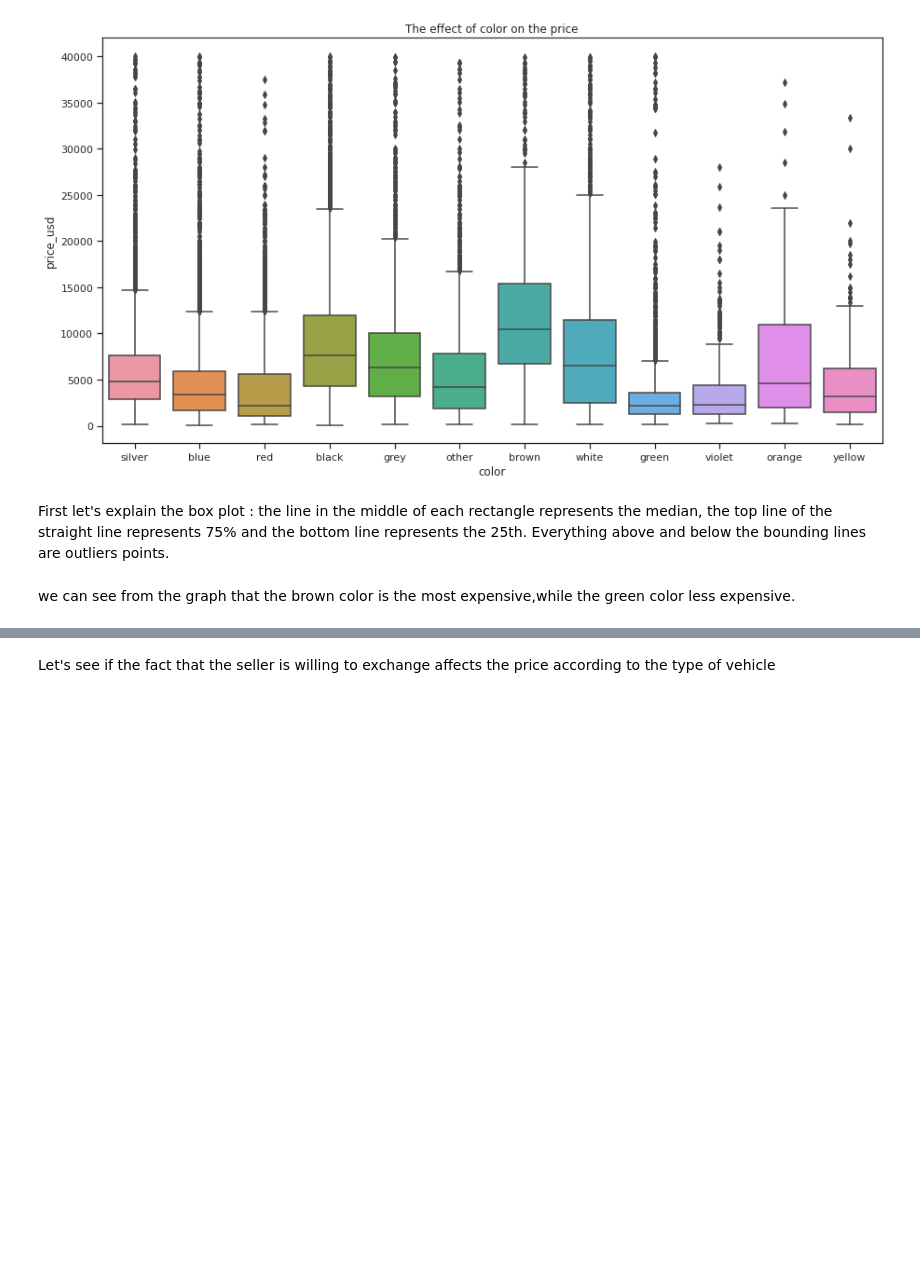
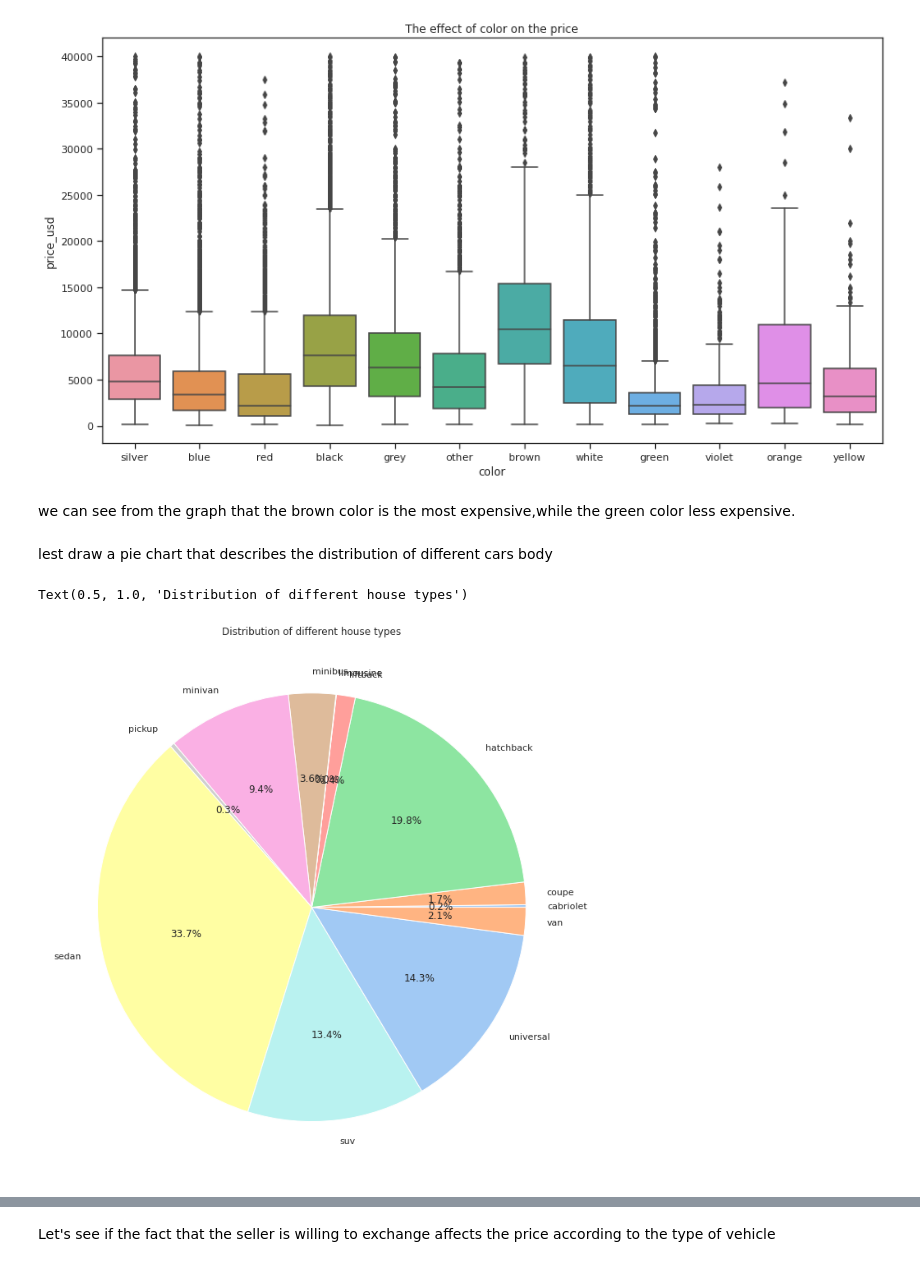
Before and after one commit to GavrielM55555/Data-science-project, a Jupyter notebook: Used_car_price_prediction2.ipynb, the cells around one changed output, grey strips where cells are left out. Drawn from its saved outputs; the diff is of its cells as text; code cells hidden in the pictures; blank space fills up the shorter version.

```diff
--- a/Used_car_price_prediction2.ipynb
+++ b/Used_car_price_prediction2.ipynb
@@ -413,7 +437,18 @@ plt.title('The effect of color on sales speed')
 # %% [output]
 Text(0.5, 1.0, 'The effect of color on the price')
 [figure]
-# %% [markdown]
-First let's explain the box plot : the line in the middle of each rectangle represents the median, the top line of the straight line represents 75% and the bottom line represents the 25th. Everything above and below the bounding lines are outliers points.
 # %% [markdown]
 we can see from the graph that the brown color is the most expensive,while the green color less expensive.
+# %% [markdown]
+lest draw a pie chart that describes the distribution of different cars body
+# %%
+data = df.groupby("body_type").count()
+labels  = data.index.values.tolist()
+data_list =  data['manufacturer_name'].tolist()
+
+plt.figure(figsize=(18,12))
+plt.pie(data_list, labels = labels, autopct='%.1f%%')
+plt.title('Distribution of different house types')
+# %% [output]
+Text(0.5, 1.0, 'Distribution of different house types')
+[figure, added]
```
Also changed, not shown: parts of 6 cells of this notebook.
